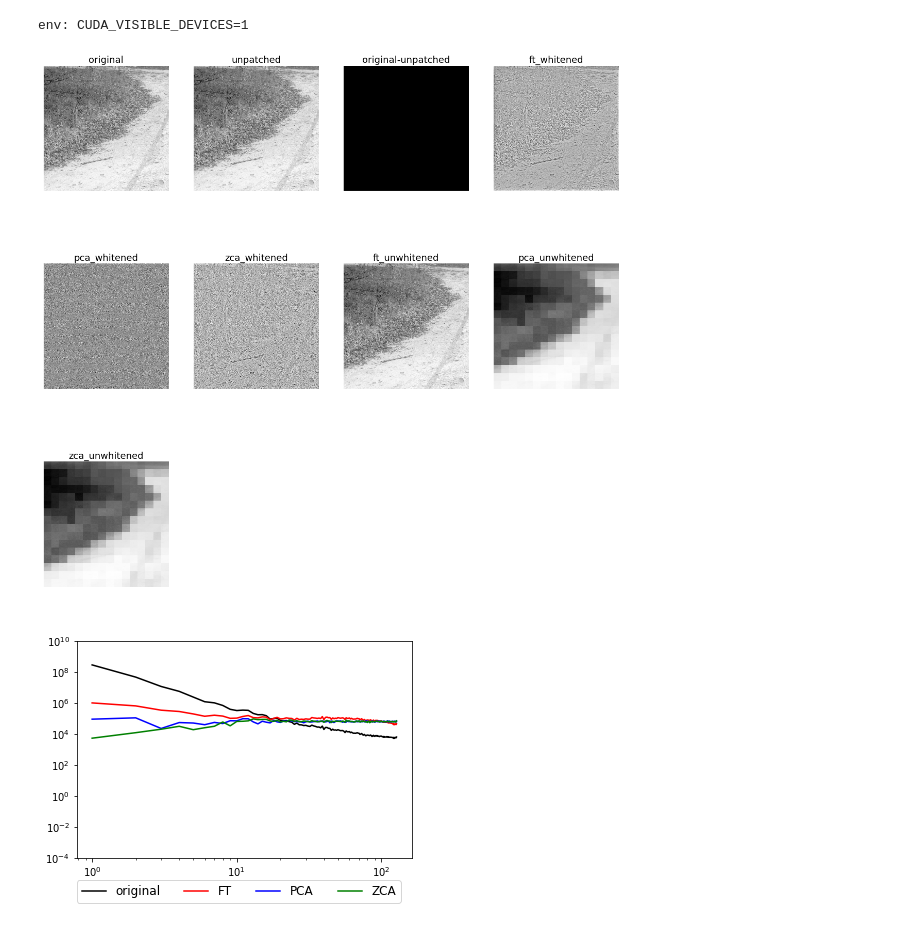
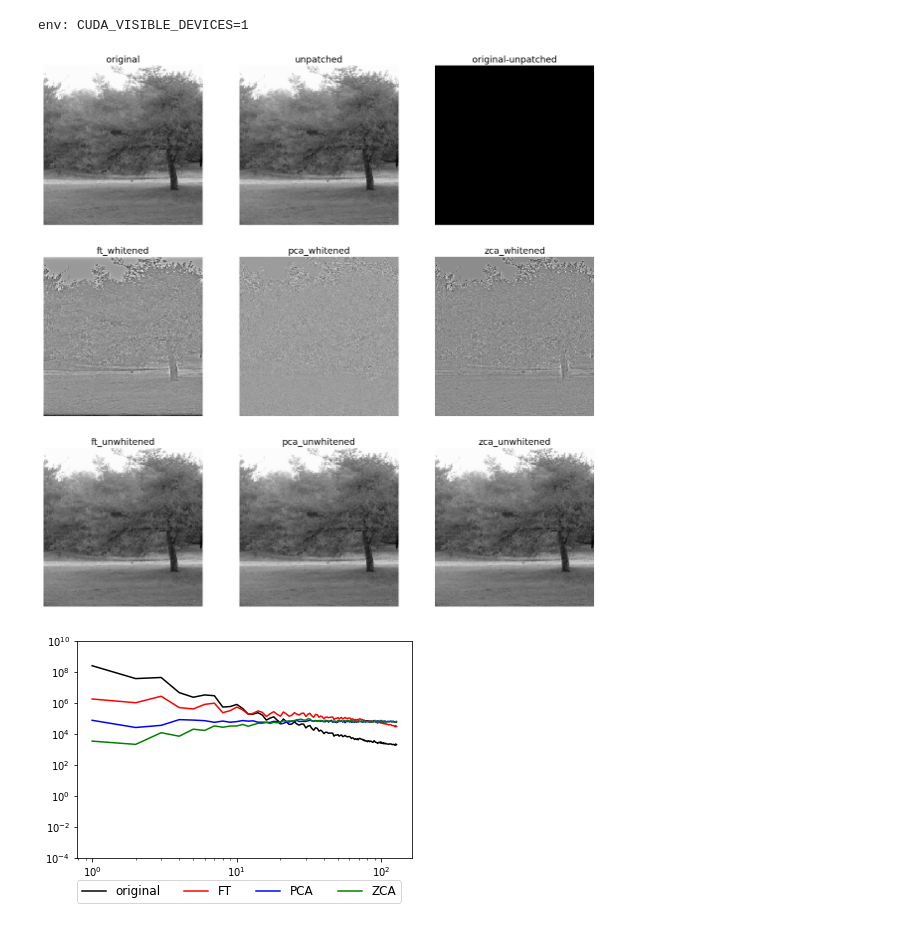
Before and after one commit to dpaiton/DeepSparseCoding, a Jupyter notebook: whitening_test.ipynb, the cells around one changed output. Saved outputs shown, nothing was run; the diff lists cells and outputs as text; code cells hidden in the pictures.

```diff
--- a/whitening_test.ipynb
+++ b/whitening_test.ipynb
@@ -19,7 +19,7 @@ params = {
   "data_type": "vanHateren",
   "num_images": 1,
   "extract_patches": False,
-  "patch_edge_size": 16,
+  "patch_edge_size": 8,
   "overlapping_patches": False,
   "randomize_patches": False,
   "image_edge_size": 256,
@@ -27,7 +27,8 @@ params = {
   "norm_data": False,
   "whiten_data": False,
   "contrast_normalize": False,
-  "data_dir": os.path.expanduser("~")+"/Work/Datasets/"}
+  "data_dir": os.path.expanduser("~")+"/Work/Datasets/",
+  "random_seed": 5}
 # %%
 data = ds.get_data(params)
 # %%
@@ -60,22 +61,22 @@ zca_unwht_data = dp.patches_to_image(zca_unwht_patches, im_shape=full_img.shape)
 # %%
 data_set = [full_img, recon_full_img, full_img-recon_full_img, ft_wht_data, pca_wht_data, zca_wht_data,
   ft_unwht_data, pca_unwht_data, zca_unwht_data]
 data_keys = ["original", "unpatched", "original-unpatched", "ft_whitened", "pca_whitened", "zca_whitened",
   "ft_unwhitened", "pca_unwhitened", "zca_unwhitened"]
 img_idx = np.random.choice(params["num_images"], 1)[0]
-num_plots_y = int(np.ceil(np.sqrt(len(data_set))))
-num_plots_x = int(np.floor(np.sqrt(len(data_set)))+1)
+num_plots_y = 3
+num_plots_x = 3
 fig, ax = plt.subplots(num_plots_y, num_plots_x, figsize=(20, 20))
 img_count = 0
 for plot_id in  np.ndindex((num_plots_y, num_plots_x)):
   ax[plot_id] = pf.clear_axis(ax[plot_id])
   if img_count < len(data_set):
     ax[plot_id].imshow(np.squeeze(data_set[img_count][img_idx,...]), cmap="Greys_r")
     ax[plot_id].set_title(data_keys[img_count], fontsize=18)
   img_count += 1
 plt.show()
 # %% [output]
-[figure, old version]
+[figure, new version]
 # %%
 pspec = dp.phase_avg_pow_spec(full_img)
 avg_pspec = np.mean(pspec, axis=0)
@@ -100,4 +101,4 @@ legend = ax.legend(handles, labels, fontsize=12, ncol=4,
   borderaxespad=0., bbox_to_anchor=[0, -0.1], fancybox=True, loc="upper left")
 plt.show()
 # %% [output]
-[figure, old version]
+[figure, new version]
```
Also changed, not shown: 1 other file.
